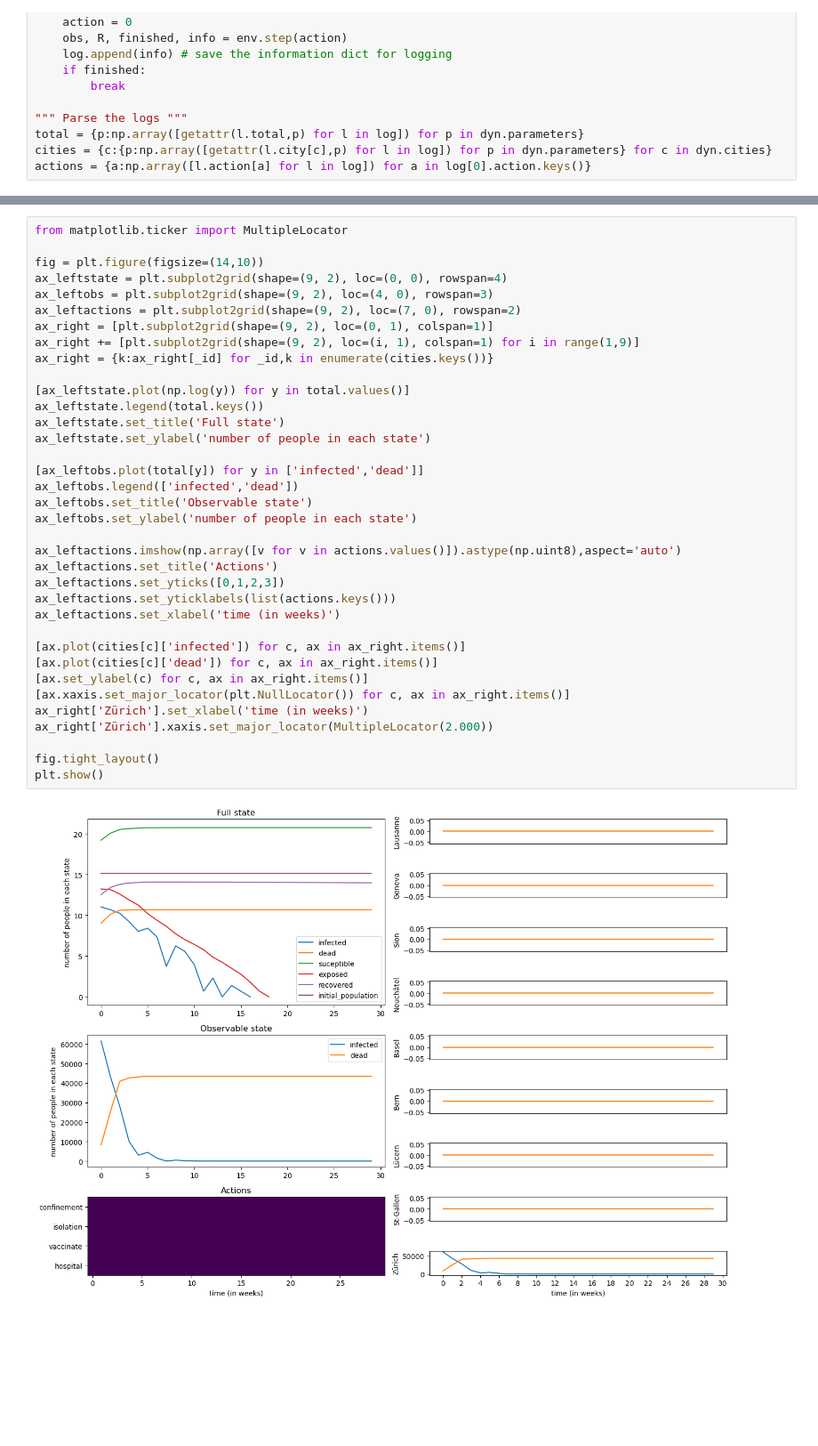
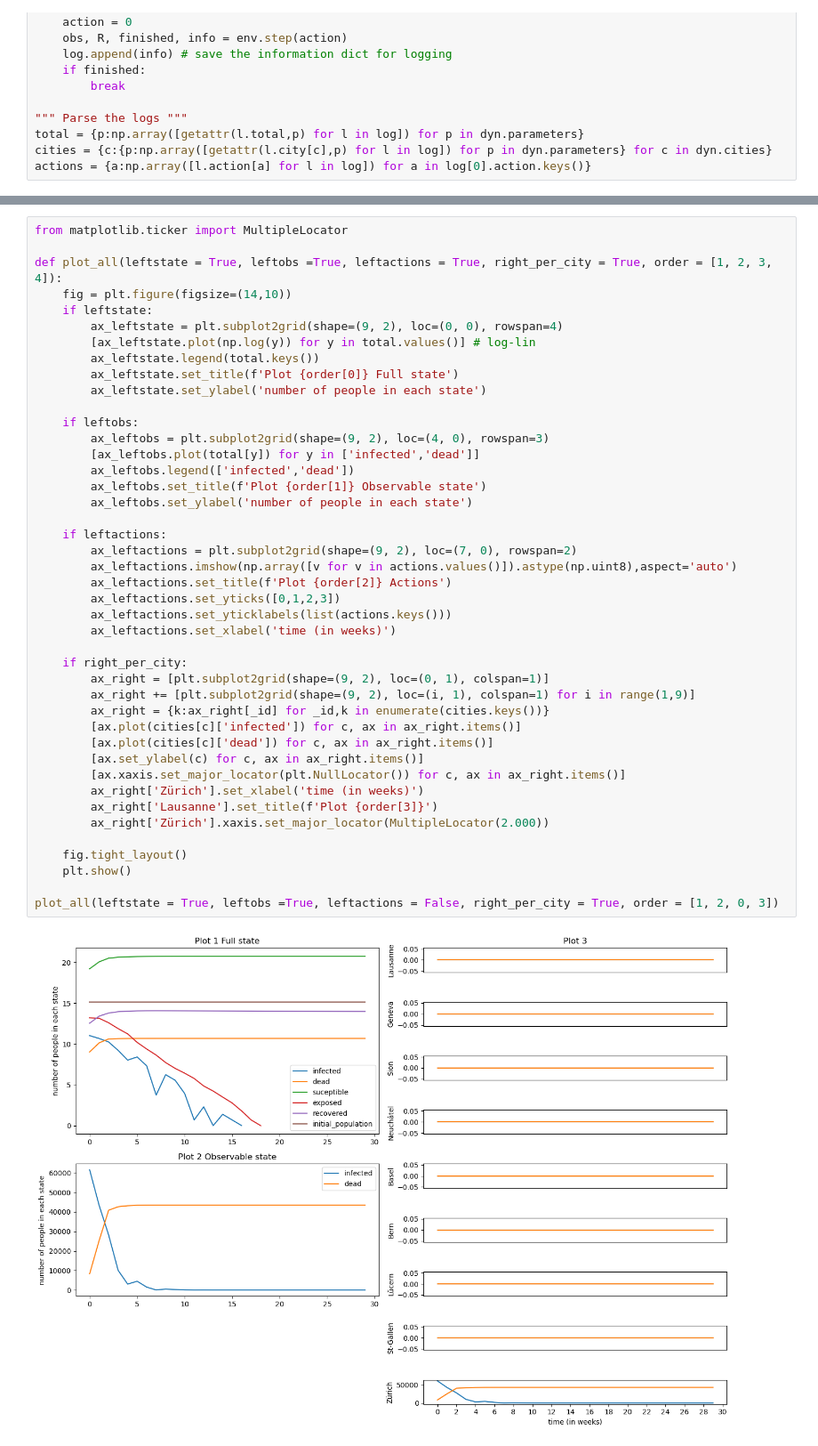
Before and after one commit to dariayakovchuk/Miniproject_DQN, a Jupyter notebook: Miniproject_DQN/notebook.ipynb, the cells around one changed output, grey strips where cells are left out. Shown at 89% size. Saved outputs shown, nothing was run; the diff lists cells and outputs as text; blank space fills up the shorter version.

```diff
--- a/Miniproject_DQN/notebook.ipynb
+++ b/Miniproject_DQN/notebook.ipynb
@@ -105,38 +107,45 @@ actions = {a:np.array([l.action[a] for l in log]) for a in log[0].action.keys()}
 # %%
 from matplotlib.ticker import MultipleLocator
 
-fig = plt.figure(figsize=(14,10))
-ax_leftstate = plt.subplot2grid(shape=(9, 2), loc=(0, 0), rowspan=4)
-ax_leftobs = plt.subplot2grid(shape=(9, 2), loc=(4, 0), rowspan=3)
-ax_leftactions = plt.subplot2grid(shape=(9, 2), loc=(7, 0), rowspan=2)
-ax_right = [plt.subplot2grid(shape=(9, 2), loc=(0, 1), colspan=1)]
-ax_right += [plt.subplot2grid(shape=(9, 2), loc=(i, 1), colspan=1) for i in range(1,9)]
-ax_right = {k:ax_right[_id] for _id,k in enumerate(cities.keys())}
+def plot_all(leftstate = True, leftobs =True, leftactions = True, right_per_city = True, order = [1, 2, 3, 4]):
+    fig = plt.figure(figsize=(14,10))
+    if leftstate:
+        ax_leftstate = plt.subplot2grid(shape=(9, 2), loc=(0, 0), rowspan=4)
+        [ax_leftstate.plot(np.log(y)) for y in total.values()] # log-lin
+        ax_leftstate.legend(total.keys())
+        ax_leftstate.set_title(f'Plot {order[0]} Full state')
+        ax_leftstate.set_ylabel('number of people in each state')
 
-[ax_leftstate.plot(np.log(y)) for y in total.values()]
-ax_leftstate.legend(total.keys())
-ax_leftstate.set_title('Full state')
-ax_leftstate.set_ylabel('number of people in each state')
+    if leftobs:
+        ax_leftobs = plt.subplot2grid(shape=(9, 2), loc=(4, 0), rowspan=3)
+        [ax_leftobs.plot(total[y]) for y in ['infected','dead']]
+        ax_leftobs.legend(['infected','dead'])
+        ax_leftobs.set_title(f'Plot {order[1]} Observable state')
+        ax_leftobs.set_ylabel('number of people in each state')
 
-[ax_leftobs.plot(total[y]) for y in ['infected','dead']]
-ax_leftobs.legend(['infected','dead'])
-ax_leftobs.set_title('Observable state')
-ax_leftobs.set_ylabel('number of people in each state')
+    if leftactions:
+        ax_leftactions = plt.subplot2grid(shape=(9, 2), loc=(7, 0), rowspan=2)
+        ax_leftactions.imshow(np.array([v for v in actions.values()]).astype(np.uint8),aspect='auto')
+        ax_leftactions.set_title(f'Plot {order[2]} Actions')
+        ax_leftactions.set_yticks([0,1,2,3])
+        ax_leftactions.set_yticklabels(list(actions.keys()))
+        ax_leftactions.set_xlabel('time (in weeks)')
 
-ax_leftactions.imshow(np.array([v for v in actions.values()]).astype(np.uint8),aspect='auto')
-ax_leftactions.set_title('Actions')
-ax_leftactions.set_yticks([0,1,2,3])
-ax_leftactions.set_yticklabels(list(actions.keys()))
-ax_leftactions.set_xlabel('time (in weeks)')
+    if right_per_city:
+        ax_right = [plt.subplot2grid(shape=(9, 2), loc=(0, 1), colspan=1)]
+        ax_right += [plt.subplot2grid(shape=(9, 2), loc=(i, 1), colspan=1) for i in range(1,9)]
+        ax_right = {k:ax_right[_id] for _id,k in enumerate(cities.keys())}
+        [ax.plot(cities[c]['infected']) for c, ax in ax_right.items()]
+        [ax.plot(cities[c]['dead']) for c, ax in ax_right.items()]
+        [ax.set_ylabel(c) for c, ax in ax_right.items()]
+        [ax.xaxis.set_major_locator(plt.NullLocator()) for c, ax in ax_right.items()]
+        ax_right['Zürich'].set_xlabel('time (in weeks)')
+        ax_right['Lausanne'].set_title(f'Plot {order[3]}')
+        ax_right['Zürich'].xaxis.set_major_locator(MultipleLocator(2.000))
 
-[ax.plot(cities[c]['infected']) for c, ax in ax_right.items()]
-[ax.plot(cities[c]['dead']) for c, ax in ax_right.items()]
-[ax.set_ylabel(c) for c, ax in ax_right.items()]
-[ax.xaxis.set_major_locator(plt.NullLocator()) for c, ax in ax_right.items()]
-ax_right['Zürich'].set_xlabel('time (in weeks)')
-ax_right['Zürich'].xaxis.set_major_locator(MultipleLocator(2.000))
+    fig.tight_layout()
+    plt.show()
 
-fig.tight_layout()
-plt.show()
+plot_all(leftstate = True, leftobs =True, leftactions = False, right_per_city = True, order = [1, 2, 0, 3])
 # %% [output]
-[figure, old version]
+[figure, new version]
```
Also changed, not shown: parts of 14 cells of this notebook, 2 other files.
